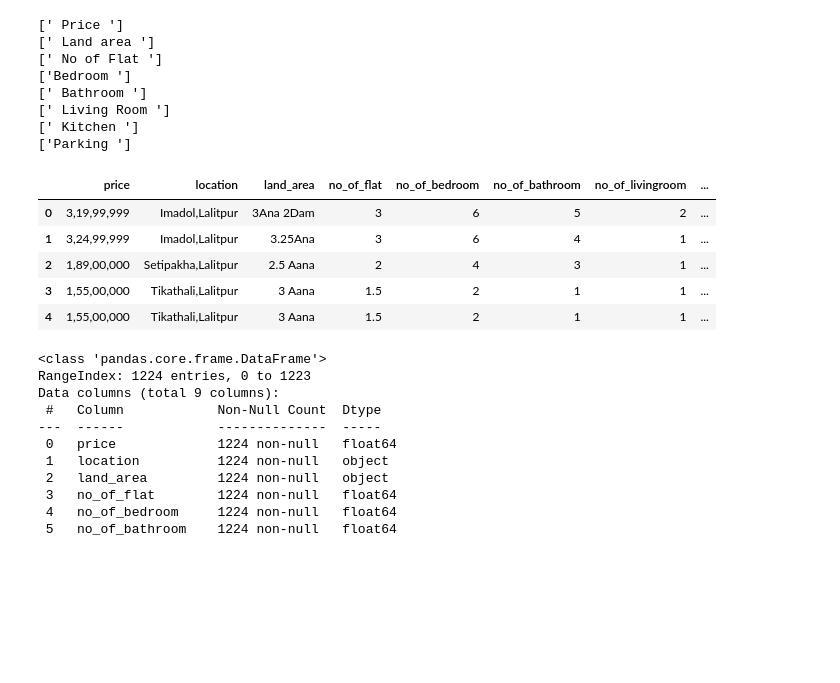
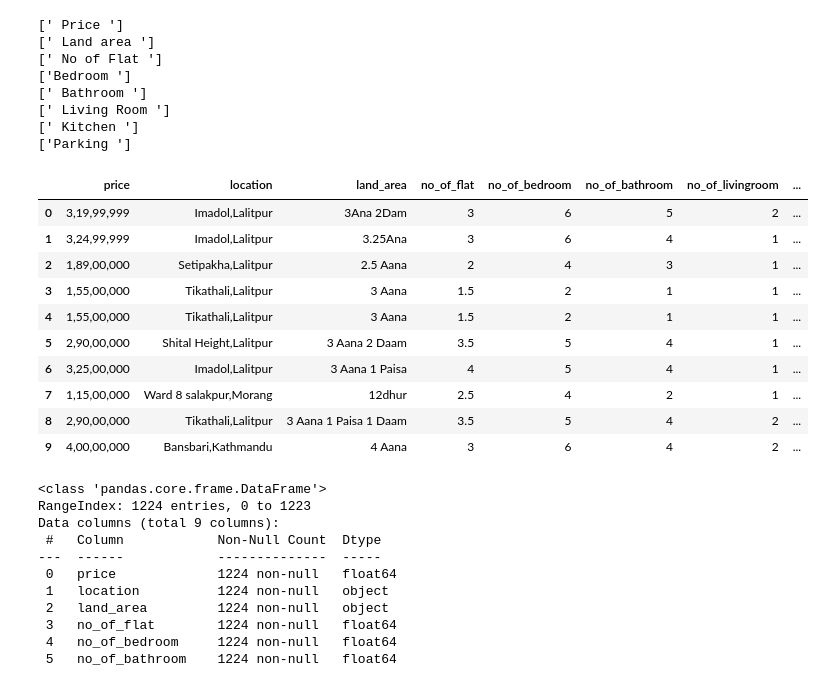
Before and after one commit to Coolsajan/nepalhousingdataset, a Jupyter notebook: gharghaderi/data_pre_processing.ipynb, the cells around one changed output. Cells and saved outputs as stored; diff of their text form; code cells hidden in the pictures; blank space fills up the shorter version.

```diff
--- a/gharghaderi/data_pre_processing.ipynb
+++ b/gharghaderi/data_pre_processing.ipynb
@@ -64,14 +64,19 @@ df_ghargaderi['no_of_livingroom']=df_ghargaderi['no_of_livingroom'].str.split(':
 df_ghargaderi['no_of_kitchen']=df_ghargaderi['no_of_kitchen'].str.split(':').str[1]
 df_ghargaderi['no_of_parking']=df_ghargaderi['no_of_parking'].str.split(':').str[1]
 # %%
-df_ghargaderi.head()
+df_ghargaderi.head(10)
 # %% [output]
 |  | price | location | land_area | no_of_flat | no_of_bedroom | no_of_bathroom | no_of_livingroom | ... |
 | 0 | 3,19,99,999 | Imadol,Lalitpur | 3Ana 2Dam | 3 | 6 | 5 | 2 | ... |
 | 1 | 3,24,99,999 | Imadol,Lalitpur | 3.25Ana | 3 | 6 | 4 | 1 | ... |
 | 2 | 1,89,00,000 | Setipakha,Lalitpur | 2.5 Aana | 2 | 4 | 3 | 1 | ... |
 | 3 | 1,55,00,000 | Tikathali,Lalitpur | 3 Aana | 1.5 | 2 | 1 | 1 | ... |
 | 4 | 1,55,00,000 | Tikathali,Lalitpur | 3 Aana | 1.5 | 2 | 1 | 1 | ... |
+| 5 | 2,90,00,000 | Shital Height,Lalitpur | 3 Aana 2 Daam | 3.5 | 5 | 4 | 1 | ... |
+| 6 | 3,25,00,000 | Imadol,Lalitpur | 3 Aana 1 Paisa | 4 | 5 | 4 | 1 | ... |
+| 7 | 1,15,00,000 | Ward 8 salakpur,Morang | 12dhur | 2.5 | 4 | 2 | 1 | ... |
+| 8 | 2,90,00,000 | Tikathali,Lalitpur | 3 Aana 1 Paisa 1 Daam | 3.5 | 5 | 4 | 2 | ... |
+| 9 | 4,00,00,000 | Bansbari,Kathmandu | 4 Aana | 3 | 6 | 4 | 2 | ... |
 # %%
 df_ghargaderi['price']=df_ghargaderi['price'].str.split(',').str[0]+df_ghargaderi['price'].str.split(',').str[1]+df_ghargaderi['price'].str.split(',').str[2]+df_ghargaderi['price'].str.split(',').str[3]
 df_ghargaderi['price']=df_ghargaderi['price'].astype(float)
```
Also changed, not shown: parts of 4 cells of this notebook, 10 other files.
